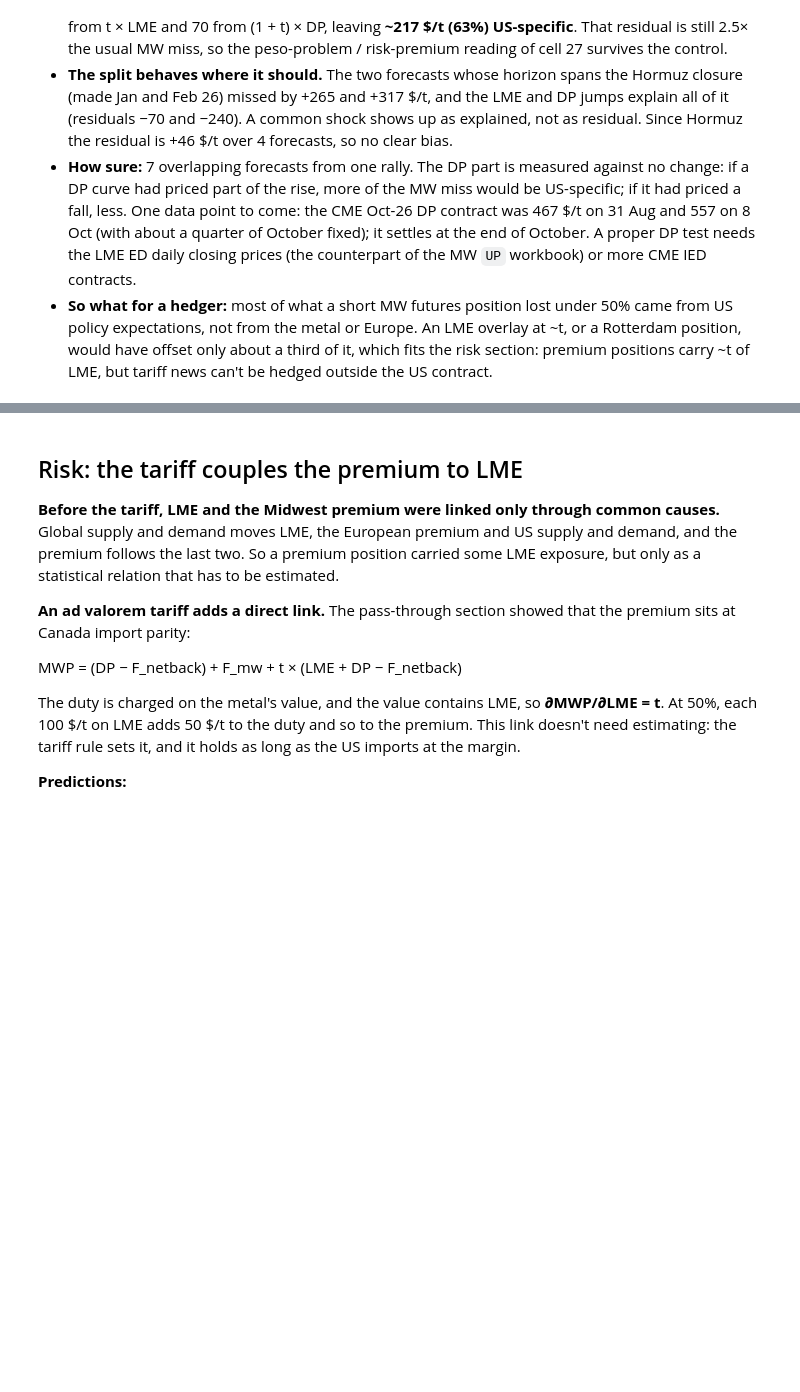
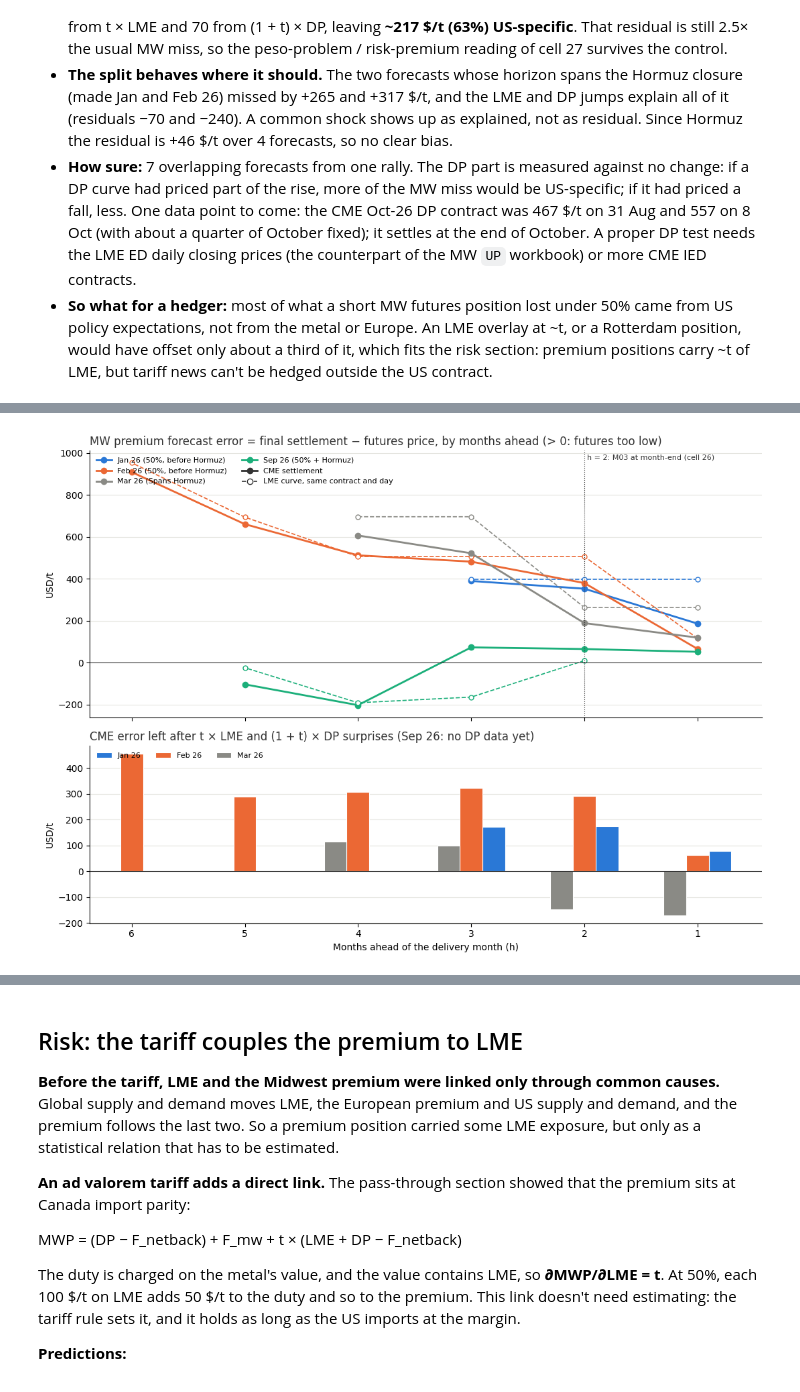
Before and after one commit to ricardo-sonda/al-mwp, a Jupyter notebook: notebook.ipynb, the cells around one changed output, grey strips where cells are left out. Saved outputs shown, nothing was run; the diff lists cells and outputs as text; code cells hidden in the pictures; blank space fills up the shorter version.

Commit message:
add control analysis

```diff
--- a/notebook.ipynb
+++ b/notebook.ipynb
@@ -1183,0 +1188,94 @@ Takeaway:
+# %%
+# The forecast test on liquid CME quotes. For every settled CME MW contract on hand (Jan, Feb, Mar and Sep 26), take its
+# settlement at each month-end before delivery, h = 1–6 months ahead (h = 2 is what M03 is at month-end in cell 26).
+#   outcome:   the contract's final settlement (the month's Platts average; within ~10 $/t of the USGS figure)
+#   control:   the LME curve's settlement for the same contract on the same day, same outcome
+#   split:     as in cell 29, t × LME surprise + (1 + t) × DP surprise, t = 50% on every trade date here. The LME forward
+#              for the middle of month T is interpolated between cash and 3M; for h ≥ 4 that is an extrapolation of the
+#              cash–3M slope (tens of $/t, small next to the misses). DP is against no change, and stops in Aug 2026.
+# Windows as in cell 26: Jan/Feb 26 are "50%, before Hormuz"; Mar 26's horizon spans the closure; Sep 26 is "50% + Hormuz".
+# Oct and Nov 26 have not settled.
+CME_MW = Path.cwd() / "data" / "midwest_premium_cme.csv"
+cme_all = pd.read_csv(CME_MW, parse_dates=["date", "contract_month"])
+LAST_DATA = cme_all["date"].max()
+lme_daily = lme.set_index("date")
+
+rows, stale = [], {}
+for cm, s in cme_all.groupby("contract_month"):
+    if cm + pd.offsets.MonthEnd(0) >= LAST_DATA:          # delivery month not over: no outcome yet
+        continue
+    s = s.set_index("date")["premium_usd_t"].sort_index()
+    outcome = s.iloc[-1]
+    thin = by_contract[cm].dropna()
+    both = pd.concat([s.rename("cme"), thin.rename("lme")], axis=1, join="inner").loc[:cm - pd.Timedelta(days=1)]
+    stale[f"{cm:%b %y}"] = {"days before delivery": len(both),
+                            "CME: share of days unchanged": (both["cme"].diff().iloc[1:] == 0).mean(),
+                            "LME curve: share of days unchanged": (both["lme"].diff().iloc[1:] == 0).mean()}
+    for d, price in s.groupby(s.index.to_period("M")).tail(1).items():
+        h = (cm.to_period("M") - d.to_period("M")).n
+        if not 1 <= h <= 6:
+            continue
+        cash, m3 = lme_daily.loc[:d].iloc[-1][["cash", "three_month"]]   # last LME day (31 Aug 26 was a UK holiday)
+        lme_fwd = cash + (m3 - cash) * (h - 0.5) / 3
+        t_ = rate_on(d, "Canada")
+        rows.append({"contract": f"{cm:%b %y}", "trade_date": d, "h": h, "cme": price,
+                     "lme_curve": thin.get(d, np.nan), "outcome": outcome,
+                     "err_cme": outcome - price, "err_lme_curve": outcome - thin.get(d, np.nan),
+                     "from_lme": t_ * (lme_m.get(cm, np.nan) - lme_fwd),
+                     "from_dp": (1 + t_) * (dp_m.get(cm, np.nan) - dp_m.get(d.to_period("M").to_timestamp(), np.nan))})
+cmefc = pd.DataFrame(rows)
+cmefc["residual_cme"] = cmefc["err_cme"] - cmefc["from_lme"] - cmefc["from_dp"]
+CME_WINDOW = {"Jan 26": "50%, before Hormuz", "Feb 26": "50%, before Hormuz", "Mar 26": "Spans Hormuz",
+              "Sep 26": "50% + Hormuz"}
+cmefc["window"] = cmefc["contract"].map(CME_WINDOW)
+stale = pd.DataFrame(stale).T
+
+# Summary at h = 2, the horizon of the cell 26 test
+h2 = cmefc[cmefc["h"] == 2].set_index("contract")[["trade_date", "window", "cme", "lme_curve", "outcome", "err_cme",
+                                                   "err_lme_curve", "from_lme", "from_dp", "residual_cme"]]
+
+# Chart. Top: forecast error by horizon, CME (solid) against the LME curve (dashed) for the same contract and day.
+# Bottom: what is left of the CME error after the LME and DP surprises.
+CONTRACT_COLORS = {"Jan 26": BLUE, "Feb 26": ORANGE, "Sep 26": GREEN, "Mar 26": MUTED}
+fig, (ax1, ax2) = plt.subplots(2, 1, figsize=(11, 8), sharex=True, gridspec_kw={"height_ratios": [3, 2]})
+for c, g in cmefc.groupby("contract", sort=False):
+    g = g.sort_values("h")
+    col = CONTRACT_COLORS[c]
+    ax1.plot(g["h"], g["err_cme"], color=col, lw=2, marker="o", ms=6, label=f"{c} ({CME_WINDOW[c]})")
+    ax1.plot(g["h"], g["err_lme_curve"], color=col, lw=1.2, ls="--", marker="o", ms=5, mfc="white")
+ax1.plot([], [], color=INK, lw=2, marker="o", label="CME settlement")
+ax1.plot([], [], color=INK, lw=1.2, ls="--", marker="o", mfc="white", label="LME curve, same contract and day")
+ax1.axhline(0, color=INK, lw=0.8)
+ax1.axvline(2, color=INK, lw=0.8, ls=":")
+ax1.annotate("h = 2: M03 at month-end (cell 26)", xy=(2, ax1.get_ylim()[1]), xytext=(3, -4), textcoords="offset points",
+             fontsize=8, color=INK, va="top")
+ax1.set_ylabel("USD/t")
+ax1.set_title("MW premium forecast error = final settlement − futures price, by months ahead (> 0: futures too low)",
+              loc="left", color=INK)
+ax1.legend(loc="upper left", frameon=False, fontsize=8, ncol=2)
+
+bw = 0.2
+shown = [c for c in CONTRACT_COLORS if c in set(cmefc.dropna(subset=["residual_cme"])["contract"])]
+for k, c in enumerate(shown):
+    g = cmefc[cmefc["contract"] == c].dropna(subset=["residual_cme"])
+    ax2.bar(g["h"] + (k - (len(shown) - 1) / 2) * bw, g["residual_cme"], width=bw, color=CONTRACT_COLORS[c],
+            edgecolor="white", linewidth=0.8, label=c)
+ax2.axhline(0, color=INK, lw=0.8)
+ax2.set_ylabel("USD/t")
+ax2.set_xlabel("Months ahead of the delivery month (h)")
+ax2.set_title("CME error left after t × LME and (1 + t) × DP surprises (Sep 26: no DP data yet)", loc="left", color=INK)
+ax2.legend(loc="upper left", frameon=False, fontsize=8, ncol=4)
+ax2.set_xticks(range(1, 7))
+ax2.invert_xaxis()   # read left to right as time passes towards delivery
+for ax in (ax1, ax2):
+    ax.grid(axis="y", color="#e5e5e0", lw=0.8)
+    ax.set_axisbelow(True)
+    ax.spines[["top", "right"]].set_visible(False)
+fig.tight_layout()
+plt.show()
+
+display(stale.round(2))
+display(h2.round(0))
+display(cmefc.drop(columns=["window"]).round(0))
+# %% [output]
+[figure, added]
```
Also changed, not shown: parts of 3 cells of this notebook, 1 other file.
